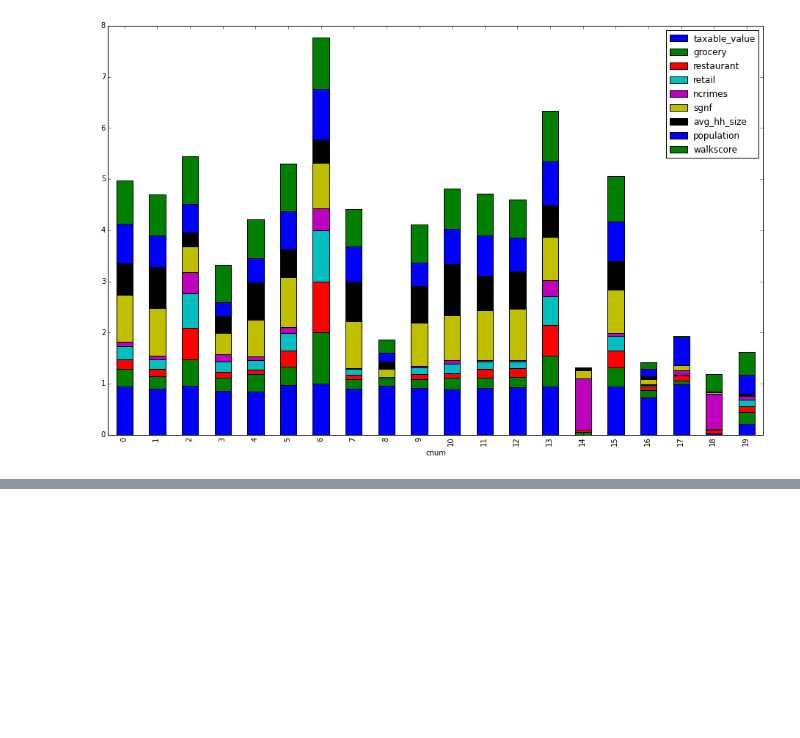
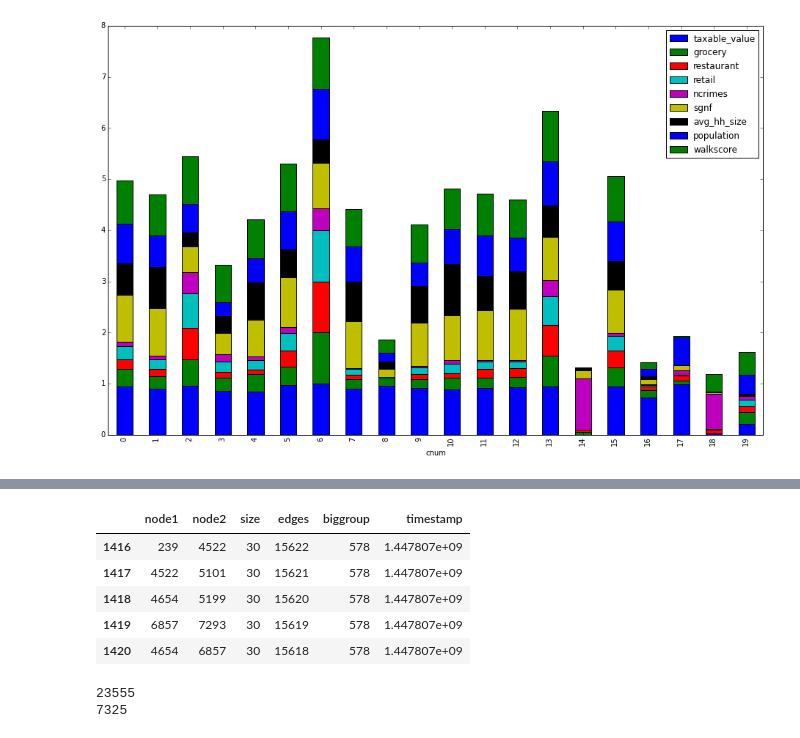
Before and after one commit to crupley/hoodie-development, a Jupyter notebook: explore/evaluate cuts.ipynb, the cells around one changed output, grey strips where cells are left out. Saved outputs shown, nothing was run; the diff lists cells and outputs as text; code cells hidden in the pictures; blank space fills up the shorter version.

```diff
--- a/explore/evaluate cuts.ipynb
+++ b/explore/evaluate cuts.ipynb
@@ -421,0 +437,16 @@ dfbp.plot(kind='bar', stacked=True, figsize = (16, 10));
+# %%
+cuts.tail()
+# %% [output]
+|  | node1 | node2 | size | edges | biggroup | timestamp |
+| 1416 | 239 | 4522 | 30 | 15622 | 578 | 1.447807e+09 |
+| 1417 | 4522 | 5101 | 30 | 15621 | 578 | 1.447807e+09 |
+| 1418 | 4654 | 5199 | 30 | 15620 | 578 | 1.447807e+09 |
+| 1419 | 6857 | 7293 | 30 | 15619 | 578 | 1.447807e+09 |
+| 1420 | 4654 | 6857 | 30 | 15618 | 578 | 1.447807e+09 |
+# %%
+g = nx.from_pandas_dataframe(edges, 'node1', 'node2')
+print g.number_of_edges()
+print g.number_of_nodes()
+# %% [output]
+23555
+7325
```
Also changed, not shown: parts of 9 cells of this notebook, 3 other files.
